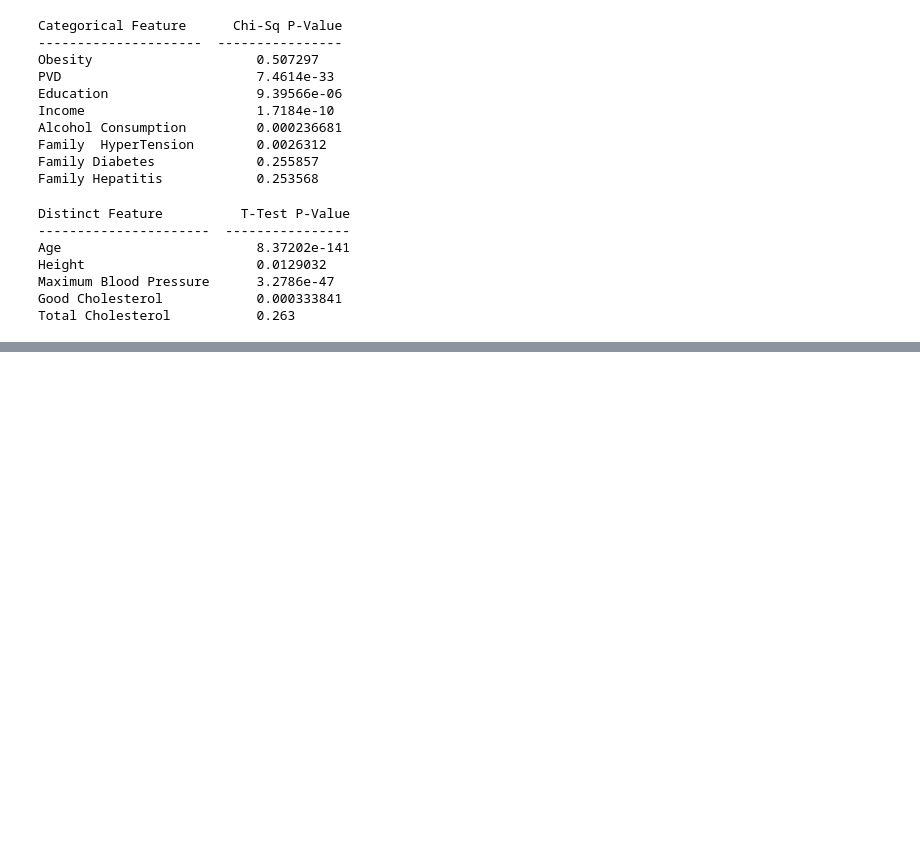
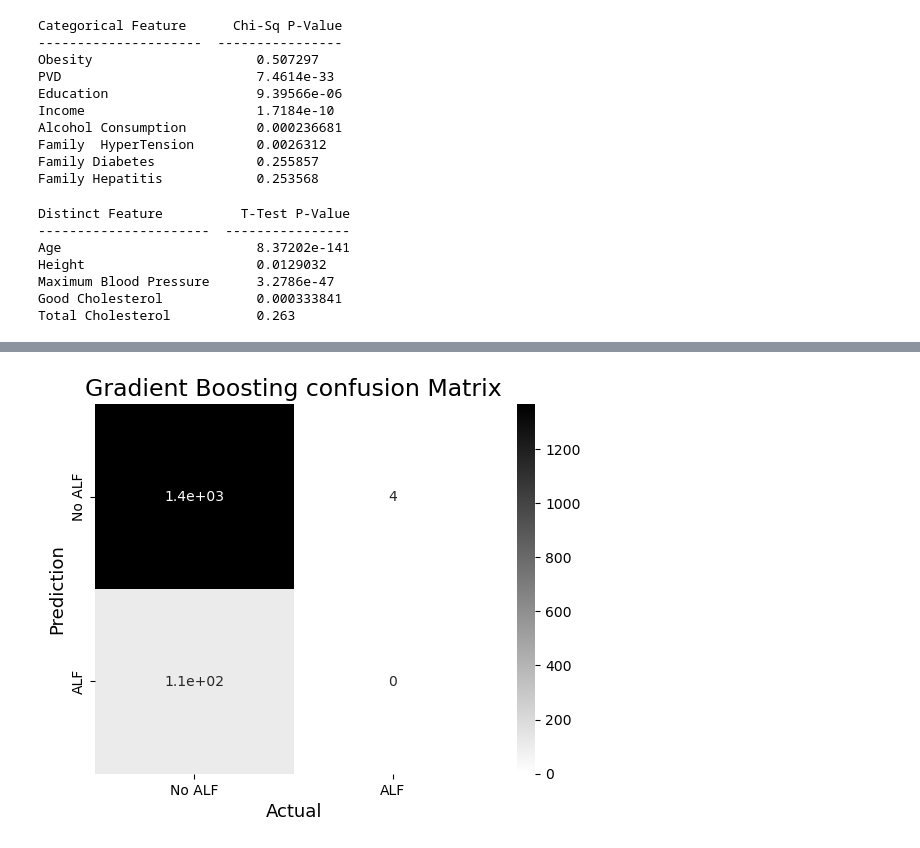
Before and after one commit to Jacinda-G/Capstone-AcuteLiverFailure, a Jupyter notebook: Kaggle ALF dataset/Acute Liver Failure.ipynb, the cells around one changed output, grey strips where cells are left out. Cells and saved outputs as stored; diff of their text form; code cells hidden in the pictures; blank space fills up the shorter version.

```diff
--- a/Kaggle ALF dataset/Acute Liver Failure.ipynb
+++ b/Kaggle ALF dataset/Acute Liver Failure.ipynb
@@ -420,0 +555,11 @@ X_train, X_test, y_train, y_test = train_test_split(X, y, test_size=0.33, random
+# %%
+#Confusion matrix for gradient boosting
+cnf_matrix_gb = confusion_matrix(y_test, y_predict_knn)
+gb_cnf_hm = sns.heatmap(cnf_matrix_gb, annot=True,cmap='binary',xticklabels=['No ALF', 'ALF'],
+            yticklabels=['No ALF', 'ALF'])
+plt.ylabel('Prediction',fontsize=13)
+plt.xlabel('Actual',fontsize=13)
+plt.title('Gradient Boosting confusion Matrix',fontsize=17)
+plt.show()
+# %% [output]
+[figure, added]
```
Also changed, not shown: parts of 37 cells of this notebook, 4 other files.
